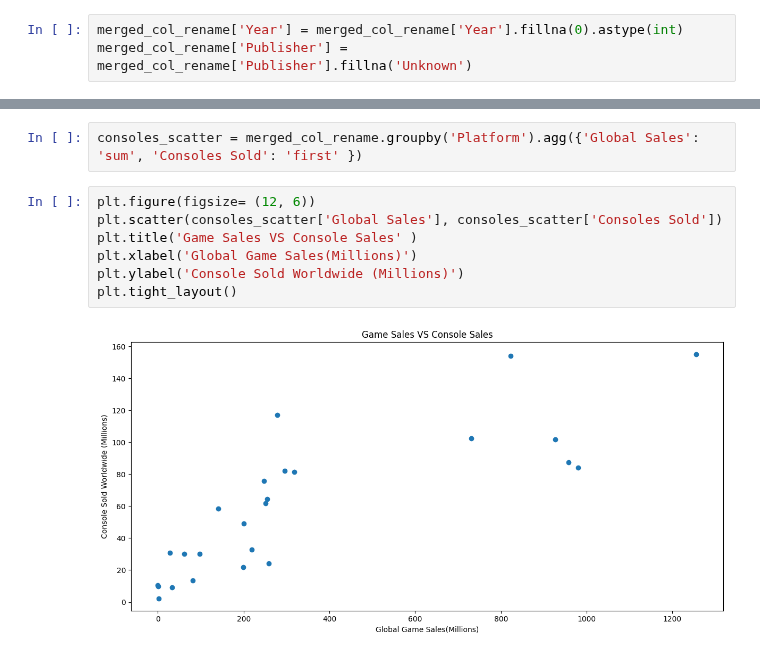
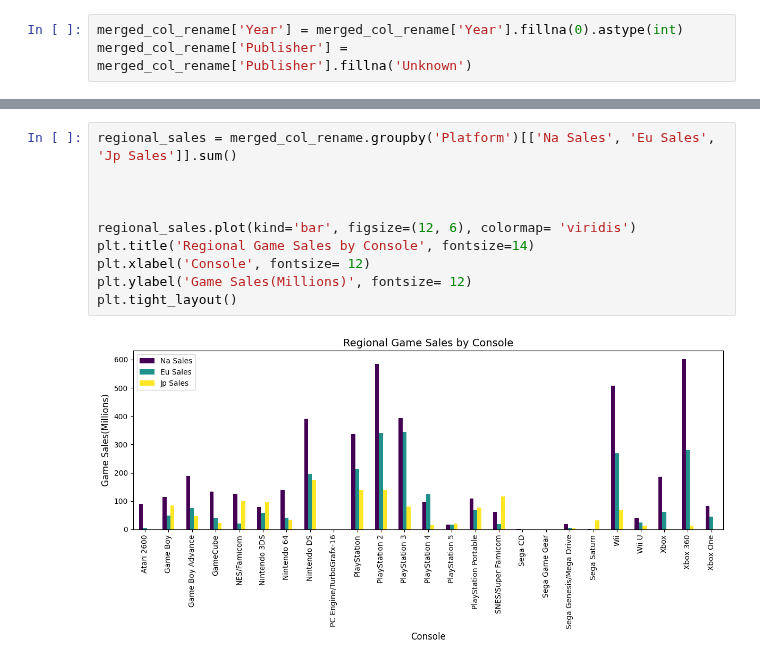
Before and after one commit to V-Pool/vg_sales, a Jupyter notebook: sales.ipynb, the cells around one changed output, grey strips where cells are left out. Saved outputs shown, nothing was run; the diff lists cells and outputs as text.

```diff
--- a/sales.ipynb
+++ b/sales.ipynb
@@ -297,11 +267,12 @@ plt.show()
-# %%
-consoles_scatter = merged_col_rename.groupby('Platform').agg({'Global Sales': 'sum', 'Consoles Sold': 'first' })
-# %%
-plt.figure(figsize= (12, 6))
-plt.scatter(consoles_scatter['Global Sales'], consoles_scatter['Consoles Sold'])
-plt.title('Game Sales VS Console Sales' )
-plt.xlabel('Global Game Sales(Millions)')
-plt.ylabel('Console Sold Worldwide (Millions)')
-plt.tight_layout()
-# %% [output]
-[figure, removed]
+# %%
+regional_sales = merged_col_rename.groupby('Platform')[['Na Sales', 'Eu Sales', 'Jp Sales']].sum()
+
+
+
+regional_sales.plot(kind='bar', figsize=(12, 6), colormap= 'viridis')
+plt.title('Regional Game Sales by Console', fontsize=14)
+plt.xlabel('Console', fontsize= 12)
+plt.ylabel('Game Sales(Millions)', fontsize= 12)
+plt.tight_layout()
+# %% [output]
+[figure, added]
```
Also changed, not shown: parts of 8 cells of this notebook.
